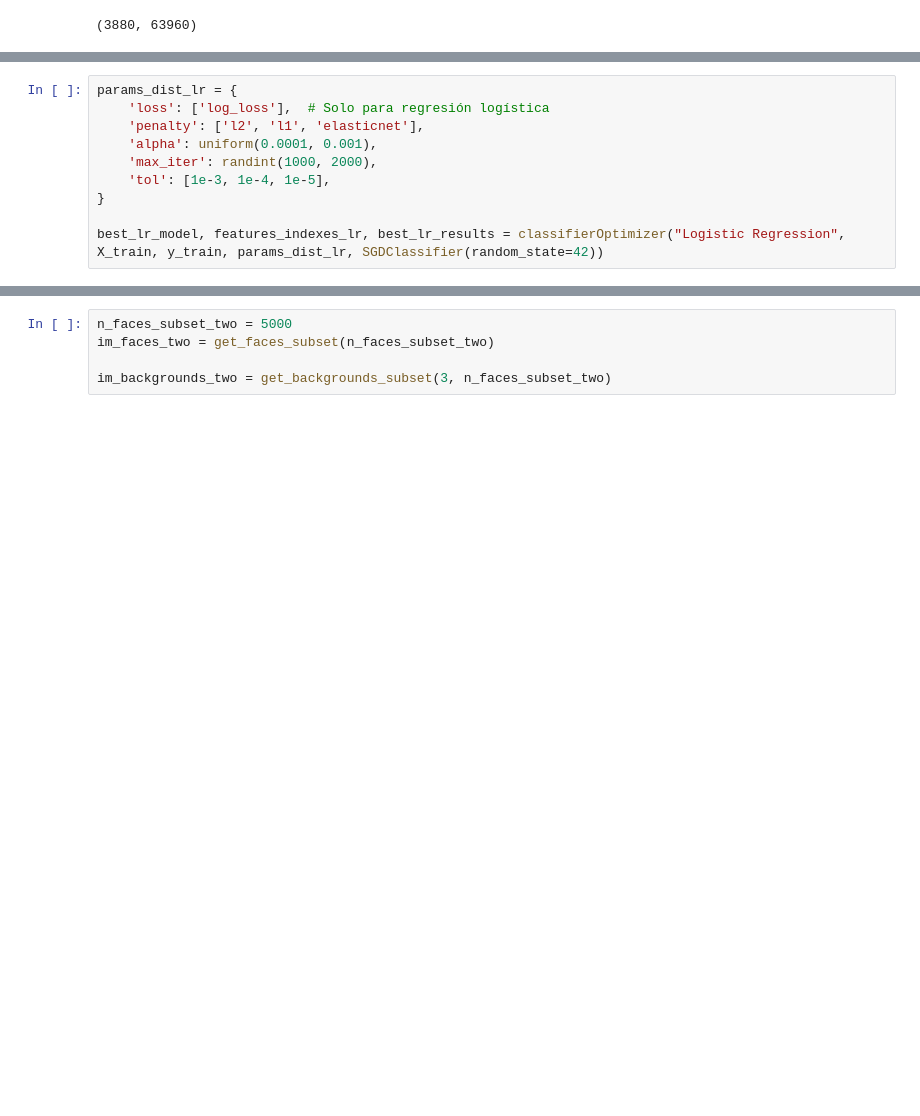
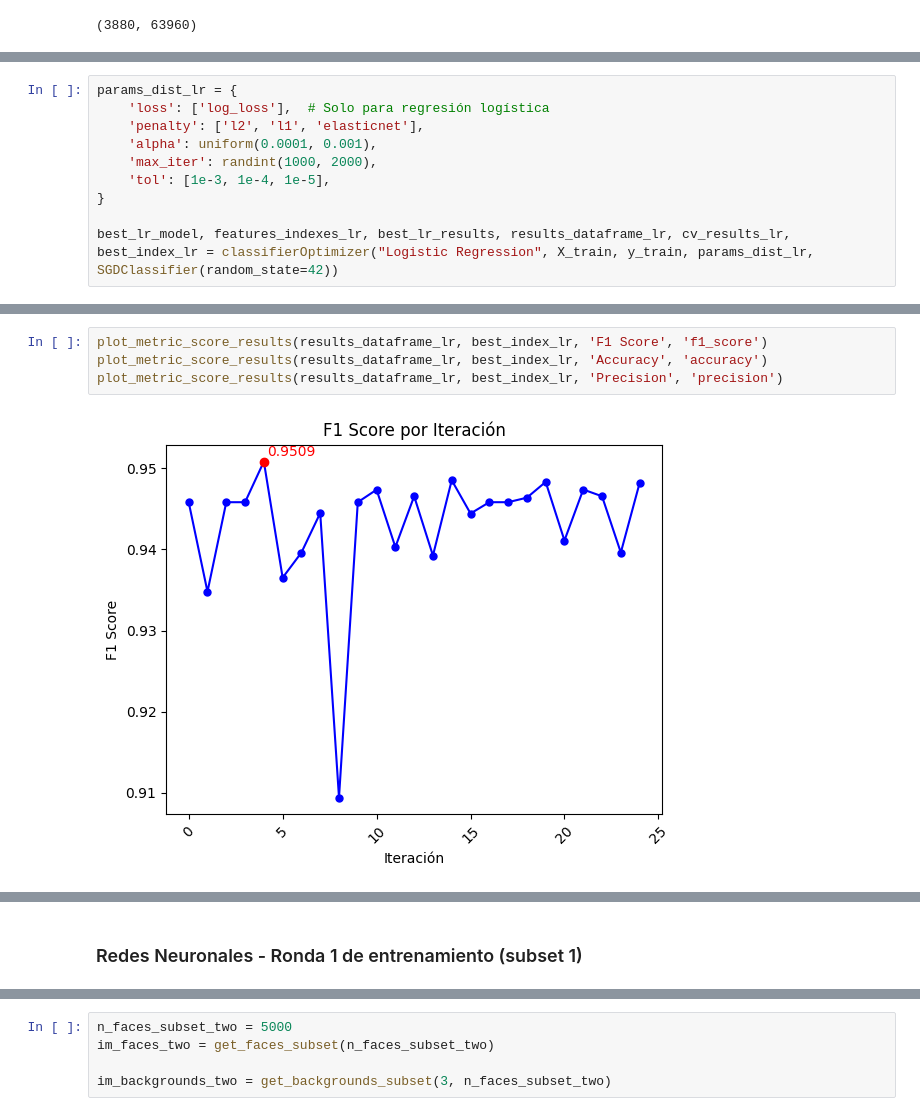
Before and after one commit to SantiagoTonarelli/Obligatorio-Machine-Learning-IA, a Jupyter notebook: Oliva-Severo-Tonarelli-Obligatorio.ipynb, the cells around one changed output, grey strips where cells are left out. Saved outputs shown, nothing was run; the diff lists cells and outputs as text; blank space fills up the shorter version.

```diff
--- a/Oliva-Severo-Tonarelli-Obligatorio.ipynb
+++ b/Oliva-Severo-Tonarelli-Obligatorio.ipynb
@@ -432,6 +544,6 @@ params_dist_lr = {
     'tol': [1e-3, 1e-4, 1e-5],
 }
 
-best_lr_model, features_indexes_lr, best_lr_results = classifierOptimizer("Logistic Regression", X_train, y_train, params_dist_lr, SGDClassifier(random_state=42))
+best_lr_model, features_indexes_lr, best_lr_results, results_dataframe_lr, cv_results_lr, best_index_lr = classifierOptimizer("Logistic Regression", X_train, y_train, params_dist_lr, SGDClassifier(random_state=42))
 # %% [output]
 Fitting 2 folds for each of 25 candidates, totalling 50 fits
@@ -453,0 +582,6 @@ F1 Score (entrenamiento): 0.9441714345364438
+# %%
+plot_metric_score_results(results_dataframe_lr, best_index_lr, 'F1 Score', 'f1_score')
+plot_metric_score_results(results_dataframe_lr, best_index_lr, 'Accuracy', 'accuracy')
+plot_metric_score_results(results_dataframe_lr, best_index_lr, 'Precision', 'precision')
+# %% [output]
+[figure, added]
@@ -454,3 +590,5 @@ F1 Score (entrenamiento): 0.9441714345364438
+# %% [markdown]
+### Redes Neuronales - Ronda 1 de entrenamiento (subset 1)
 # %%
 params_dist_mlp = {
     'hidden_layer_sizes': [(50,50,50), (50,100,50), (100,)],
```
Also changed, not shown: parts of 70 cells of this notebook, 13 other files.
